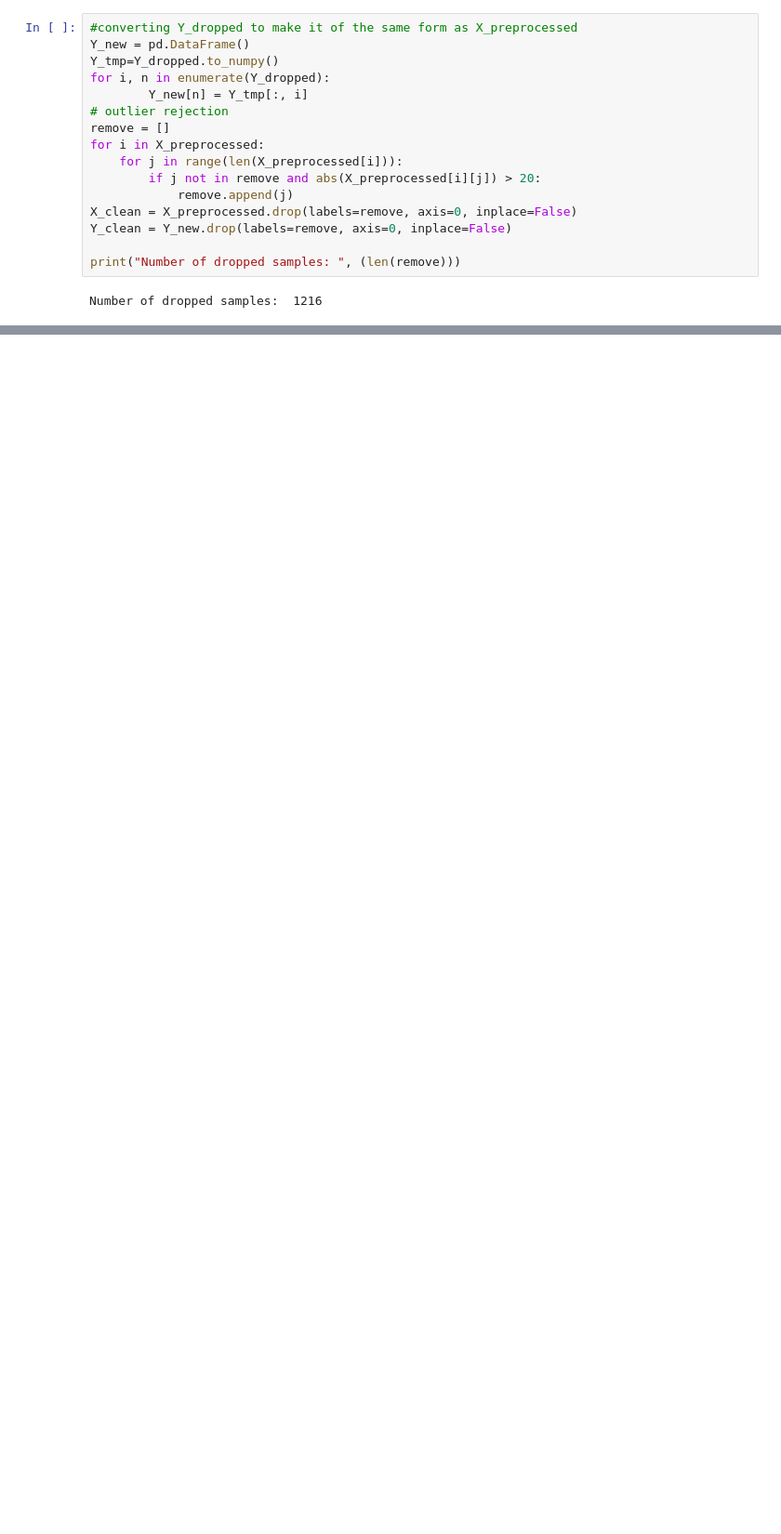
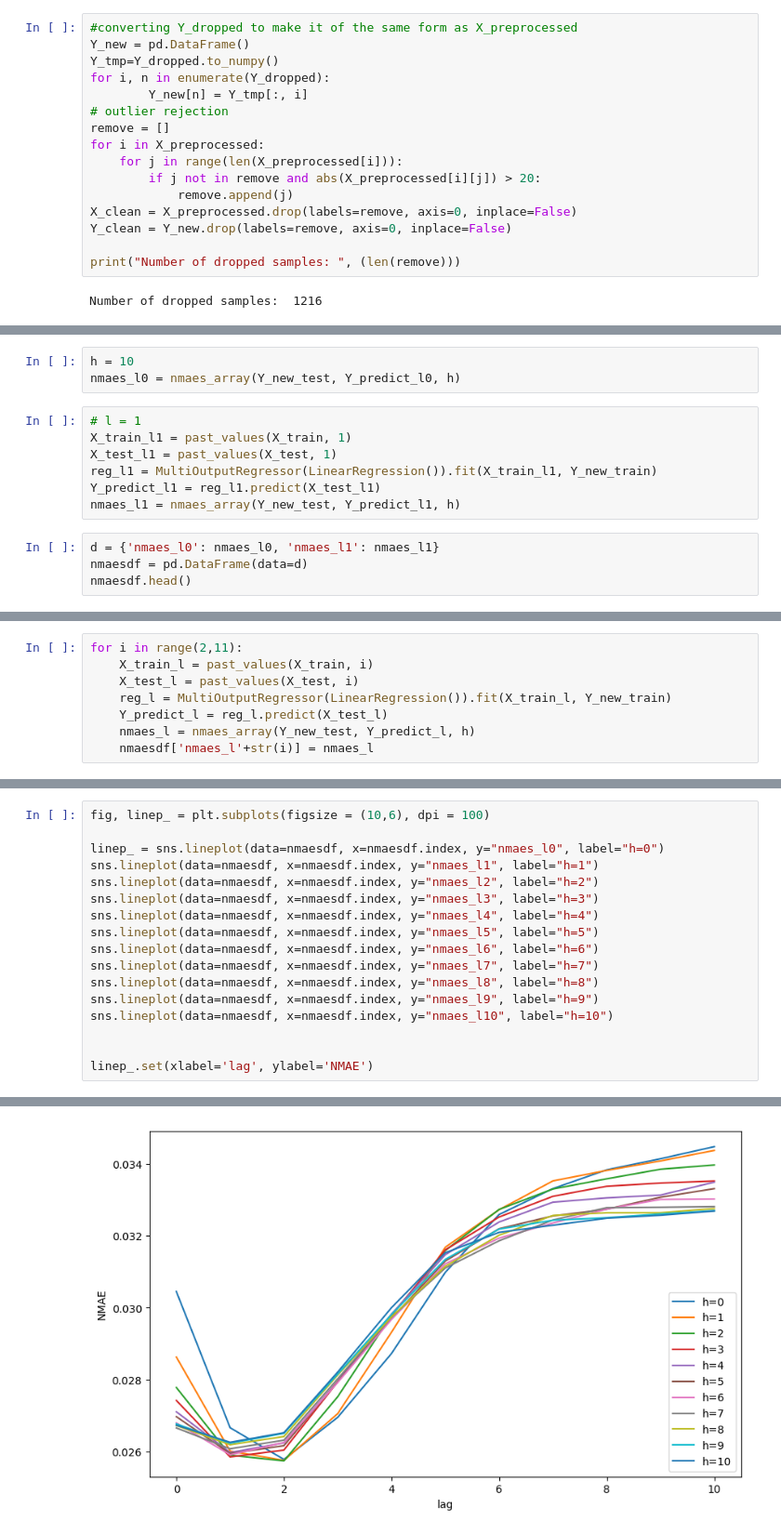
Before and after one commit to tiannymonti/network_analytics, a Jupyter notebook: Project2_Forecasting_Task1.ipynb, the cells around one changed output, grey strips where cells are left out. Shown at 93% size. Drawn from its saved outputs; the diff is of its cells as text; blank space fills up the shorter version.

```diff
--- a/Project2_Forecasting_Task1.ipynb
+++ b/Project2_Forecasting_Task1.ipynb
@@ -93,0 +223,14 @@ Y_test = Y_test.sort_index(axis = 0)
+# %%
+h = 10
+nmaes_l0 = nmaes_array(Y_new_test, Y_predict_l0, h)
+# %%
+# l = 1
+X_train_l1 = past_values(X_train, 1)
+X_test_l1 = past_values(X_test, 1)
+reg_l1 = MultiOutputRegressor(LinearRegression()).fit(X_train_l1, Y_new_train)
+Y_predict_l1 = reg_l1.predict(X_test_l1)
+nmaes_l1 = nmaes_array(Y_new_test, Y_predict_l1, h)
+# %%
+d = {'nmaes_l0': nmaes_l0, 'nmaes_l1': nmaes_l1}
+nmaesdf = pd.DataFrame(data=d)
+nmaesdf.head()
@@ -93,0 +244,8 @@ Y_test = Y_test.sort_index(axis = 0)
+# %%
+for i in range(2,11):
+    X_train_l = past_values(X_train, i)
+    X_test_l = past_values(X_test, i)
+    reg_l = MultiOutputRegressor(LinearRegression()).fit(X_train_l, Y_new_train)
+    Y_predict_l = reg_l.predict(X_test_l)
+    nmaes_l = nmaes_array(Y_new_test, Y_predict_l, h)
+    nmaesdf['nmaes_l'+str(i)] = nmaes_l
@@ -93,0 +275,18 @@ Y_test = Y_test.sort_index(axis = 0)
+# %%
+fig, linep_ = plt.subplots(figsize = (10,6), dpi = 100)
+
+linep_ = sns.lineplot(data=nmaesdf, x=nmaesdf.index, y="nmaes_l0", label="h=0")
+sns.lineplot(data=nmaesdf, x=nmaesdf.index, y="nmaes_l1", label="h=1")
+sns.lineplot(data=nmaesdf, x=nmaesdf.index, y="nmaes_l2", label="h=2")
+sns.lineplot(data=nmaesdf, x=nmaesdf.index, y="nmaes_l3", label="h=3")
+sns.lineplot(data=nmaesdf, x=nmaesdf.index, y="nmaes_l4", label="h=4")
+sns.lineplot(data=nmaesdf, x=nmaesdf.index, y="nmaes_l5", label="h=5")
+sns.lineplot(data=nmaesdf, x=nmaesdf.index, y="nmaes_l6", label="h=6")
+sns.lineplot(data=nmaesdf, x=nmaesdf.index, y="nmaes_l7", label="h=7")
+sns.lineplot(data=nmaesdf, x=nmaesdf.index, y="nmaes_l8", label="h=8")
+sns.lineplot(data=nmaesdf, x=nmaesdf.index, y="nmaes_l9", label="h=9")
+sns.lineplot(data=nmaesdf, x=nmaesdf.index, y="nmaes_l10", label="h=10")
+
+
+linep_.set(xlabel='lag', ylabel='NMAE')
+# %% [output]
@@ -93,0 +294 @@ Y_test = Y_test.sort_index(axis = 0)
+[figure, added]
```
Also changed, not shown: parts of 31 cells of this notebook, 1 other file.
